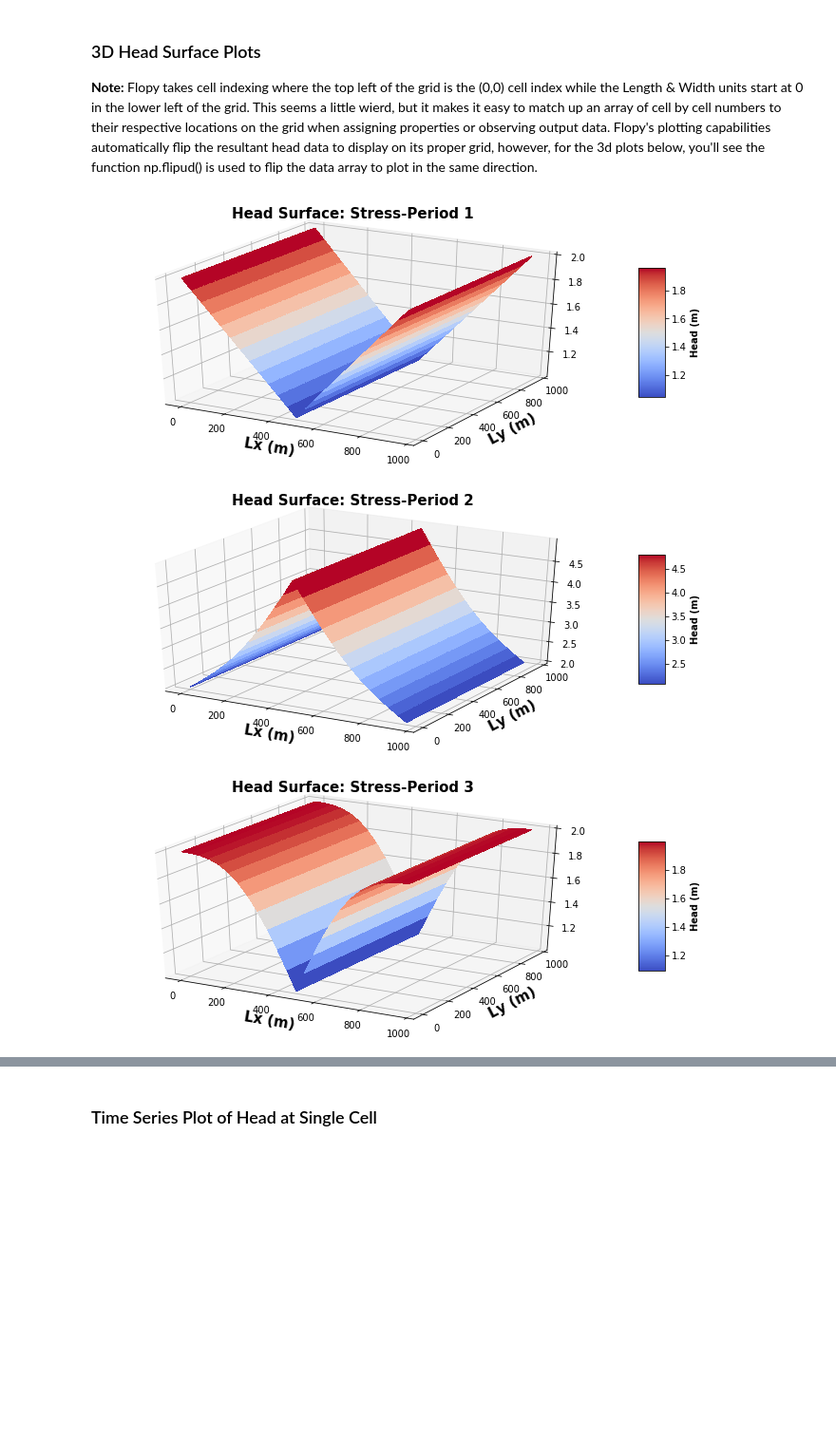
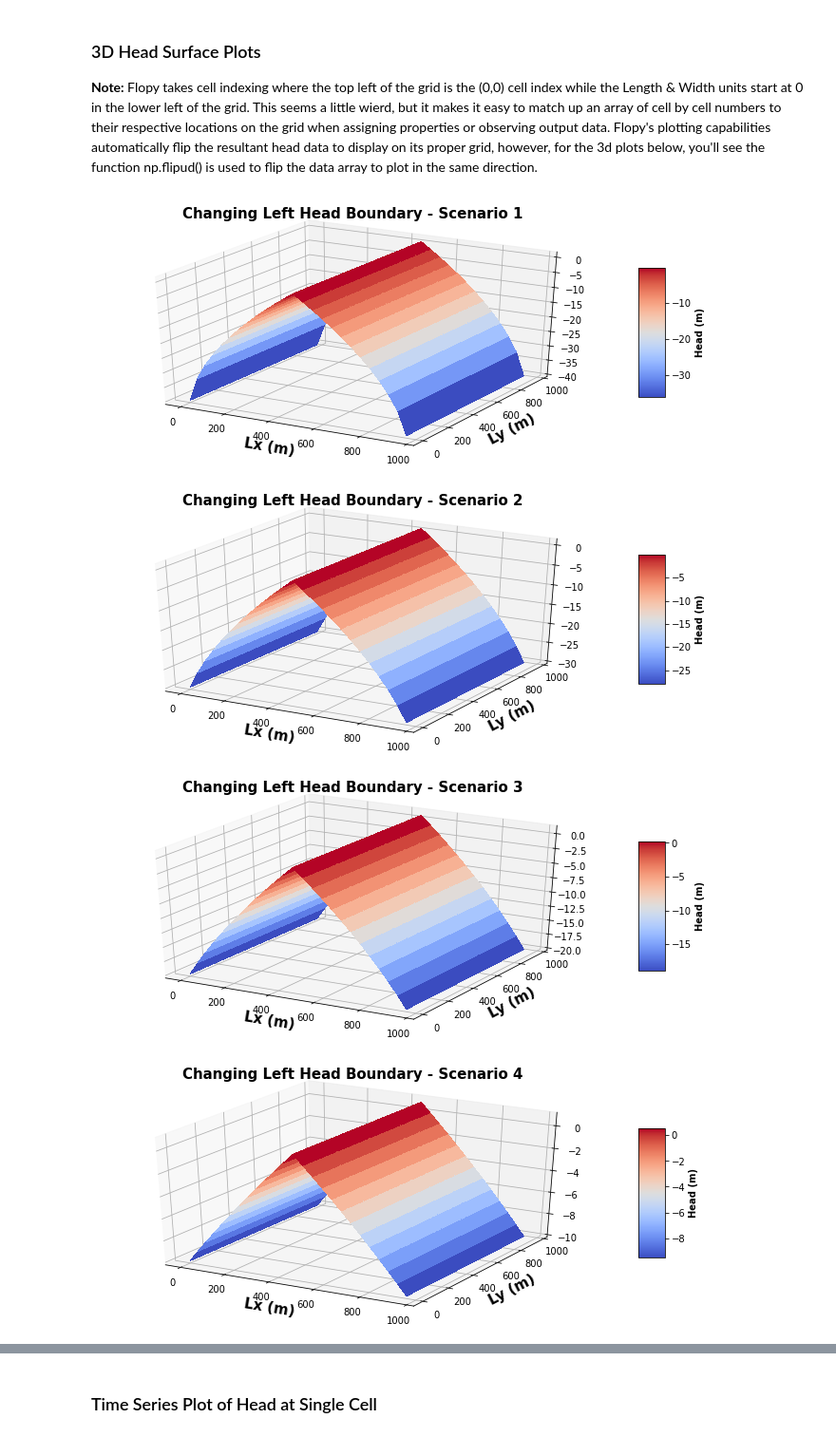
Before and after one commit to GW-Modeling-Group-1/Homework-8-Streams, a Jupyter notebook: amandas_stuff/Triplett_HW8_Group1.ipynb, the cells around one changed output, grey strips where cells are left out. Shown at 95% size. Drawn from its saved outputs; the diff is of its cells as text; code cells hidden in the pictures; blank space fills up the shorter version.

Commit message:
Adding code to pull out data, plot leakage and 3D head surface

```diff
--- a/amandas_stuff/Triplett_HW8_Group1.ipynb
+++ b/amandas_stuff/Triplett_HW8_Group1.ipynb
@@ -257,8 +237,8 @@ for scenario in range(0,10):#varying the river head
 
     #CHD package things
     #assign heads at start and end of stress period
-    strt_head=[-10,-10,-10,-10,-10,10,10,10,10,10]
-    end_head=[-10,-10,-10,-10,-10,10,10,10,10,10]
+    strt_head=[-10,-10,-10,-10,-10,-10,-10,-10,-10,-10]
+    end_head=[-10,-10,-10,-10,-10,-10,-10,-10,-10,-10]
     #create list to hold stress period constant head boundary condition cells
     bound_sp1 = []
     #assign constant head boundary cells on the left and right boundaries
@@ -433,8 +363,8 @@ for scenario in range(0,10): #iterate through times at end of each stress period
     leakage['run%s'%(scenario)] = budgobj.get_data(text='RIVER LEAKAGE',totim=1.0)
 
     modelname2 = "change_left_head_" + str(scenario)
-    headobj2 = flopy.utils.binaryfile.HeadFile(modelname+'.hds')
-    budgobj2 = flopy.utils.binaryfile.CellBudgetFile(modelname+'.cbc')
+    headobj2 = flopy.utils.binaryfile.HeadFile(modelname2+'.hds')
+    budgobj2 = flopy.utils.binaryfile.CellBudgetFile(modelname2+'.cbc')
     times2 = headobj2.get_times()
     head2['run%s'%(scenario)] = headobj2.get_data(totim=times2[0])
     frf2['run%s'%(scenario)] = budgobj2.get_data(text='FLOW RIGHT FACE',totim=1.0)
@@ -444,8 +374,8 @@ for scenario in range(0,10): #iterate through times at end of each stress period
     leakage2['run%s'%(scenario)] = budgobj2.get_data(text='RIVER LEAKAGE',totim=1.0)
 
     modelname3 = "change_river_head_" + str(scenario)
-    headobj3 = flopy.utils.binaryfile.HeadFile(modelname+'.hds')
-    budgobj3 = flopy.utils.binaryfile.CellBudgetFile(modelname+'.cbc')
+    headobj3 = flopy.utils.binaryfile.HeadFile(modelname3+'.hds')
+    budgobj3 = flopy.utils.binaryfile.CellBudgetFile(modelname3+'.cbc')
     times3 = headobj3.get_times()
     head3['run%s'%(scenario)] = headobj3.get_data(totim=times3[0])
     frf3['run%s'%(scenario)] = budgobj3.get_data(text='FLOW RIGHT FACE',totim=1.0)
@@ -498,27 +458,28 @@ for i in range(len(times)):
 # %%
 #import 3d axes toolkit from matplotlib
 from mpl_toolkits.mplot3d import Axes3D
 
 #set X, Y, Z variables for 3d plot to be our model domain and head solution
 X = np.arange(0,Lx,dx)
 Y = np.arange(0,Ly,dy)
 X, Y = np.meshgrid(X, Y)
 
 #create a figure for every time
-for i in range(len(times)):
+for scenario in range(0,10):
     #create 3d figure
     fig_3d = plt.figure(figsize=(12,5)) #create a figure instance
     ax = fig_3d.gca(projection='3d') #set an axes with 3d properties
-    Z = np.flipud(head['sp%s'%i][0]) #head matrix is flipped to display properly
+    Z = np.flipud(head['run%s'%(scenario)][0]) #head matrix is flipped to display properly
 
     #create surface and labels
     surf = ax.plot_surface(X,Y,Z, cmap = plt.cm.coolwarm, linewidth=0, antialiased=False, label='head') #plot head surface
     fig_3d.colorbar(surf,shrink=0.5,aspect=5).set_label('Head (m)',fontsize=10,fontweight='bold') #set colorbar
     ax.set_xlabel('Lx (m)', fontsize=15, fontweight='bold')
     ax.set_ylabel('Ly (m)', fontsize=15, fontweight='bold')
-    ax.set_title('Head Surface: Stress-Period %s'%(i+1), fontsize=15, fontweight='bold')
+    ax.set_title('Changing Left Head Boundary - Scenario %s'%(scenario+1), fontsize=15, fontweight='bold')
     plt.show(surf)
 # %% [output]
-[figure, old version]
+[figure, new version]
-[figure, old version]
+[figure, new version]
-[figure, old version]
+[figure, new version]
+[figure, added]
```
Also changed, not shown: parts of 14 cells of this notebook.
